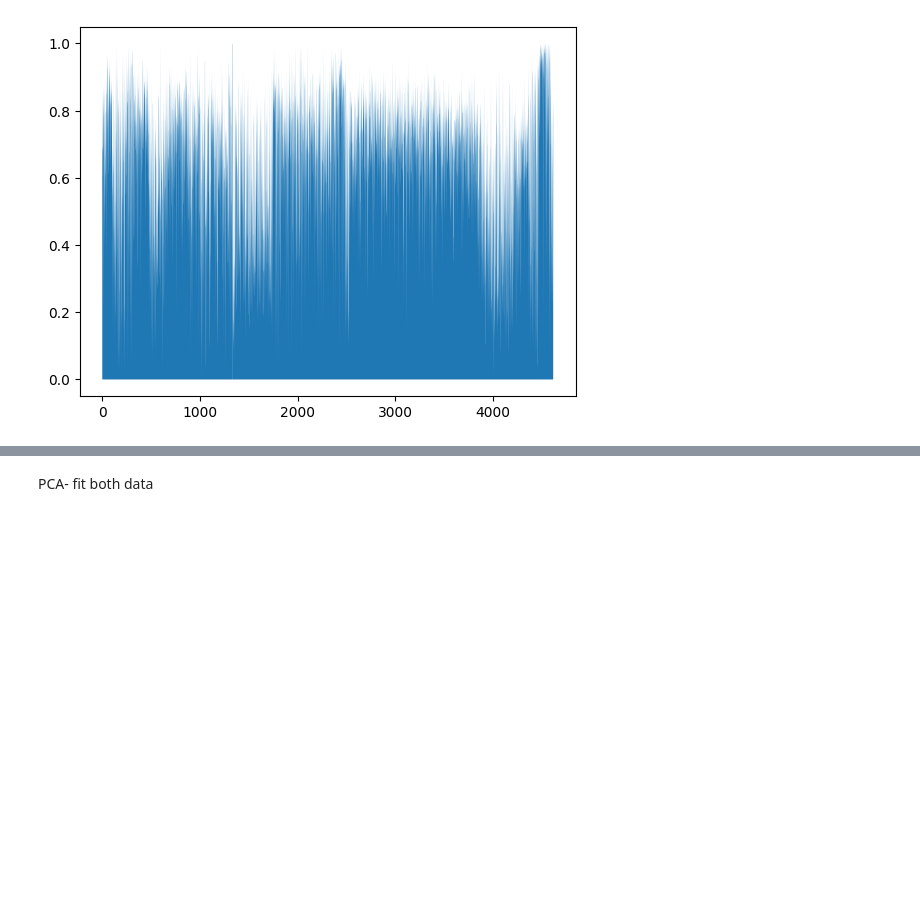
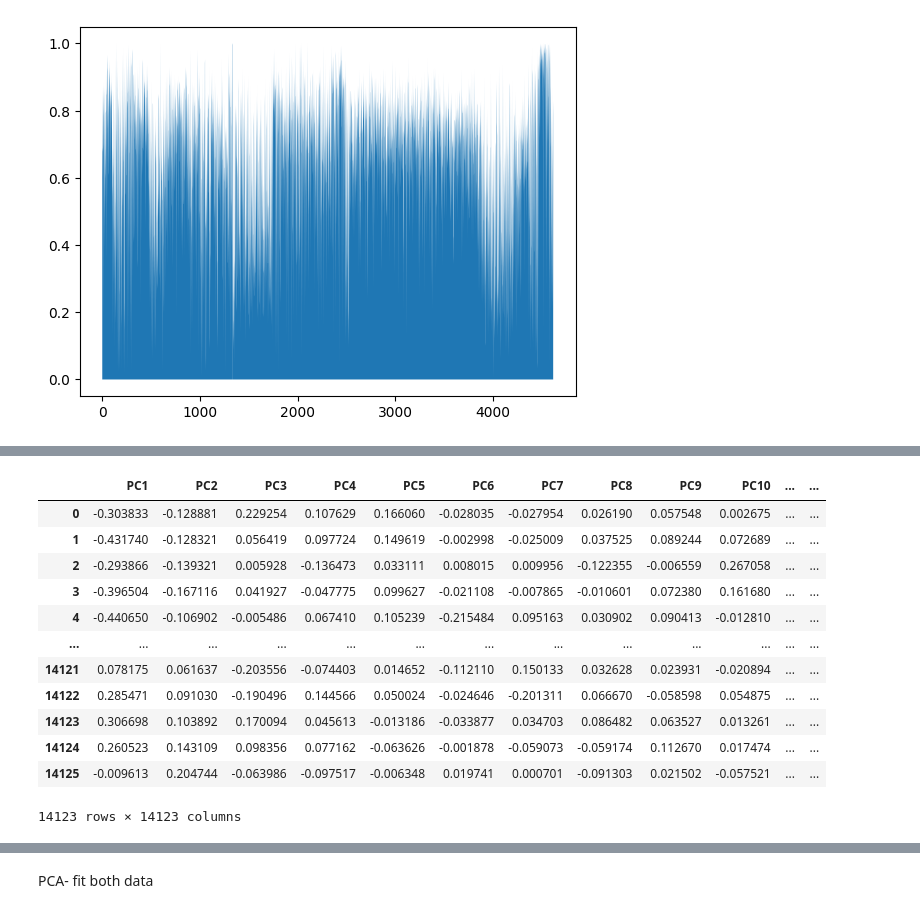
Before and after one commit to talnof1/microbiome_dysbiosis, a Jupyter notebook: american_gut/american_gut_pca.ipynb, the cells around one changed output, grey strips where cells are left out. Saved outputs shown, nothing was run; the diff lists cells and outputs as text; code cells hidden in the pictures; blank space fills up the shorter version.

```diff
--- a/american_gut/american_gut_pca.ipynb
+++ b/american_gut/american_gut_pca.ipynb
@@ -169,0 +191,2 @@ plt.fill_between(x, y,0, alpha=1)
+# %%
+all_data = pd.concat([dataHD_filtered, dataAmericans_filtered]).reset_index()
@@ -169,0 +209,3 @@ plt.fill_between(x, y,0, alpha=1)
+# %%
+all_data.drop('index',axis=1, inplace=True)
+# all_data.drop([1330, 1331, 4006], inplace=True)
@@ -169,0 +270,16 @@ plt.fill_between(x, y,0, alpha=1)
+# %%
+bc_pc.samples
+# %% [output]
+|  | PC1 | PC2 | PC3 | PC4 | PC5 | PC6 | PC7 | PC8 | PC9 | PC10 | ... | ... |
+| 0 | -0.303833 | -0.128881 | 0.229254 | 0.107629 | 0.166060 | -0.028035 | -0.027954 | 0.026190 | 0.057548 | 0.002675 | ... | ... |
+| 1 | -0.431740 | -0.128321 | 0.056419 | 0.097724 | 0.149619 | -0.002998 | -0.025009 | 0.037525 | 0.089244 | 0.072689 | ... | ... |
+| 2 | -0.293866 | -0.139321 | 0.005928 | -0.136473 | 0.033111 | 0.008015 | 0.009956 | -0.122355 | -0.006559 | 0.267058 | ... | ... |
+| 3 | -0.396504 | -0.167116 | 0.041927 | -0.047775 | 0.099627 | -0.021108 | -0.007865 | -0.010601 | 0.072380 | 0.161680 | ... | ... |
+| 4 | -0.440650 | -0.106902 | -0.005486 | 0.067410 | 0.105239 | -0.215484 | 0.095163 | 0.030902 | 0.090413 | -0.012810 | ... | ... |
+| ... | ... | ... | ... | ... | ... | ... | ... | ... | ... | ... | ... | ... |
+| 14121 | 0.078175 | 0.061637 | -0.203556 | -0.074403 | 0.014652 | -0.112110 | 0.150133 | 0.032628 | 0.023931 | -0.020894 | ... | ... |
+| 14122 | 0.285471 | 0.091030 | -0.190496 | 0.144566 | 0.050024 | -0.024646 | -0.201311 | 0.066670 | -0.058598 | 0.054875 | ... | ... |
+| 14123 | 0.306698 | 0.103892 | 0.170094 | 0.045613 | -0.013186 | -0.033877 | 0.034703 | 0.086482 | 0.063527 | 0.013261 | ... | ... |
+| 14124 | 0.260523 | 0.143109 | 0.098356 | 0.077162 | -0.063626 | -0.001878 | -0.059073 | -0.059174 | 0.112670 | 0.017474 | ... | ... |
+| 14125 | -0.009613 | 0.204744 | -0.063986 | -0.097517 | -0.006348 | 0.019741 | 0.000701 | -0.091303 | 0.021502 | -0.057521 | ... | ... |
+14123 rows × 14123 columns
```
Also changed, not shown: parts of 32 cells of this notebook.
